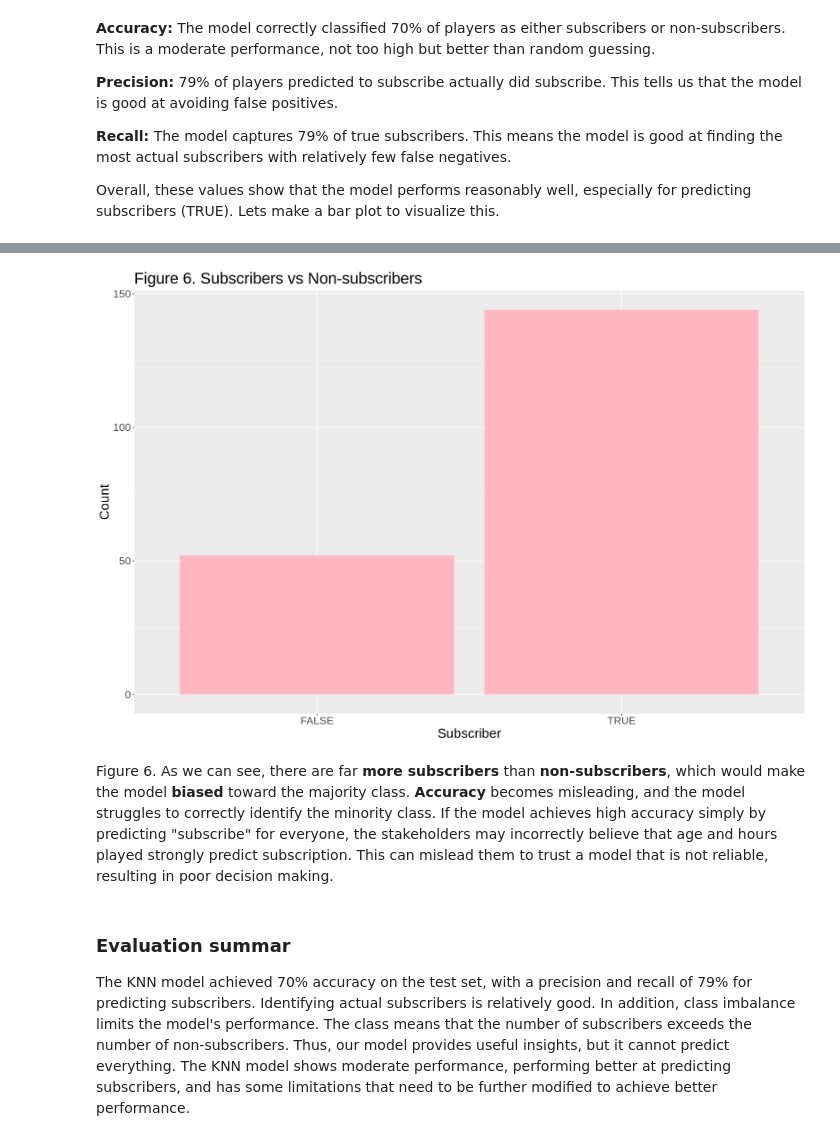
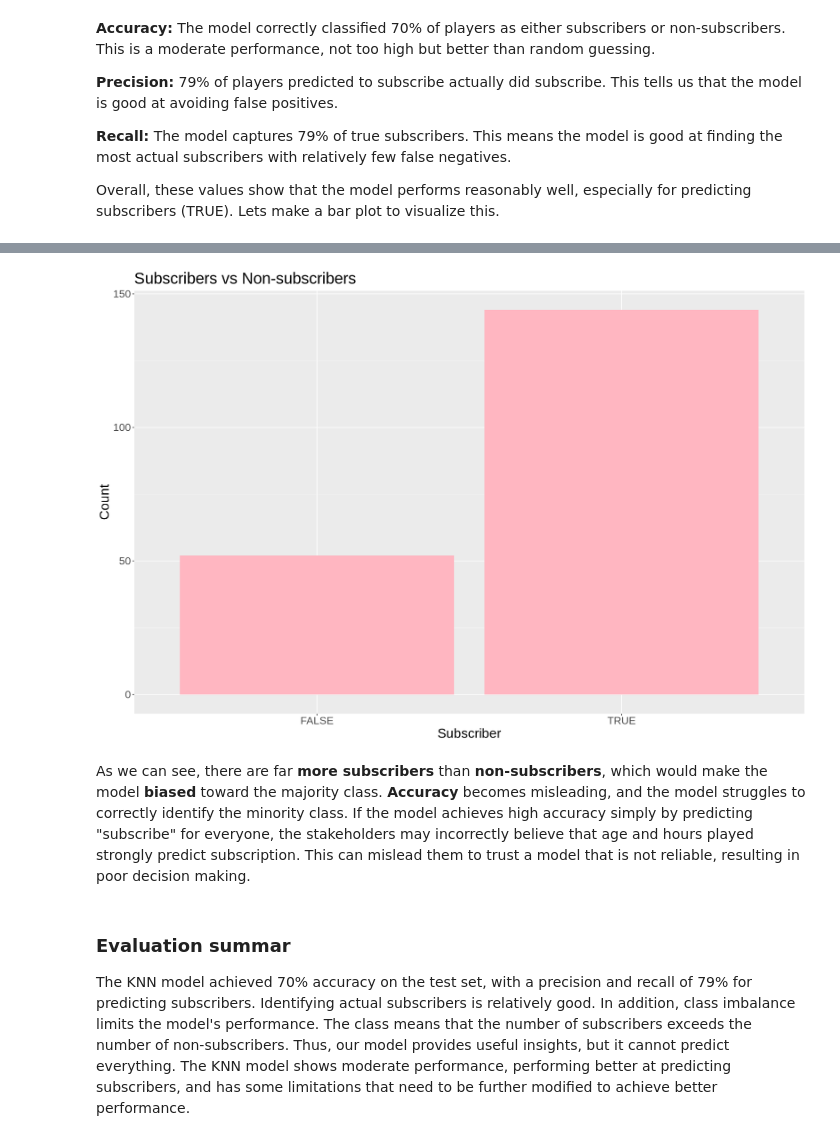
Before and after one commit to yunan-Deng/data_science_100_group33, a Jupyter notebook: Final Project Report.ipynb, the cells around one changed output, grey strips where cells are left out. Drawn from its saved outputs; the diff is of its cells as text; code cells hidden in the pictures.

```diff
--- a/Final Project Report.ipynb
+++ b/Final Project Report.ipynb
@@ -436,17 +438,17 @@ Figure 5. The model is good at identifying players who actually subscribe, but i
 # %%
 players_maj <- players |>
     ggplot(aes(x = subscribe)) +
     geom_bar(fill = "lightpink") +
-    labs(title = "Figure 6. Subscribers vs Non-subscribers",
+    labs(title = "Subscribers vs Non-subscribers",
          x = "Subscriber",
          y = "Count") +
 theme(text = element_text(size = 20))
 
 players_maj
 # %% [output]
-[figure, old version]
+[figure, new version]
 # %% [markdown]
-Figure 6. As we can see, there are far **more subscribers** than **non-subscribers**, which would make the model **biased** toward the majority class. **Accuracy** becomes misleading, and the model struggles to correctly identify the minority class. If the model achieves high accuracy simply by predicting "subscribe" for everyone, the stakeholders may incorrectly believe that age and hours played strongly predict subscription. This can mislead them to trust a model that is not reliable, resulting in poor decision making.
+As we can see, there are far **more subscribers** than **non-subscribers**, which would make the model **biased** toward the majority class. **Accuracy** becomes misleading, and the model struggles to correctly identify the minority class. If the model achieves high accuracy simply by predicting "subscribe" for everyone, the stakeholders may incorrectly believe that age and hours played strongly predict subscription. This can mislead them to trust a model that is not reliable, resulting in poor decision making.
 # %% [markdown]
 ### Evaluation summar
 The KNN model achieved 70% accuracy on the test set, with a precision and recall of 79% for predicting subscribers. Identifying actual subscribers is relatively good. In addition, class imbalance limits the model's performance. The class means that the number of subscribers exceeds the number of non-subscribers. Thus, our model provides useful insights, but it cannot predict everything. The KNN model shows moderate performance, performing better at predicting subscribers, and has some limitations that need to be further modified to achieve better performance.
```
Also changed, not shown: parts of 7 cells of this notebook.
